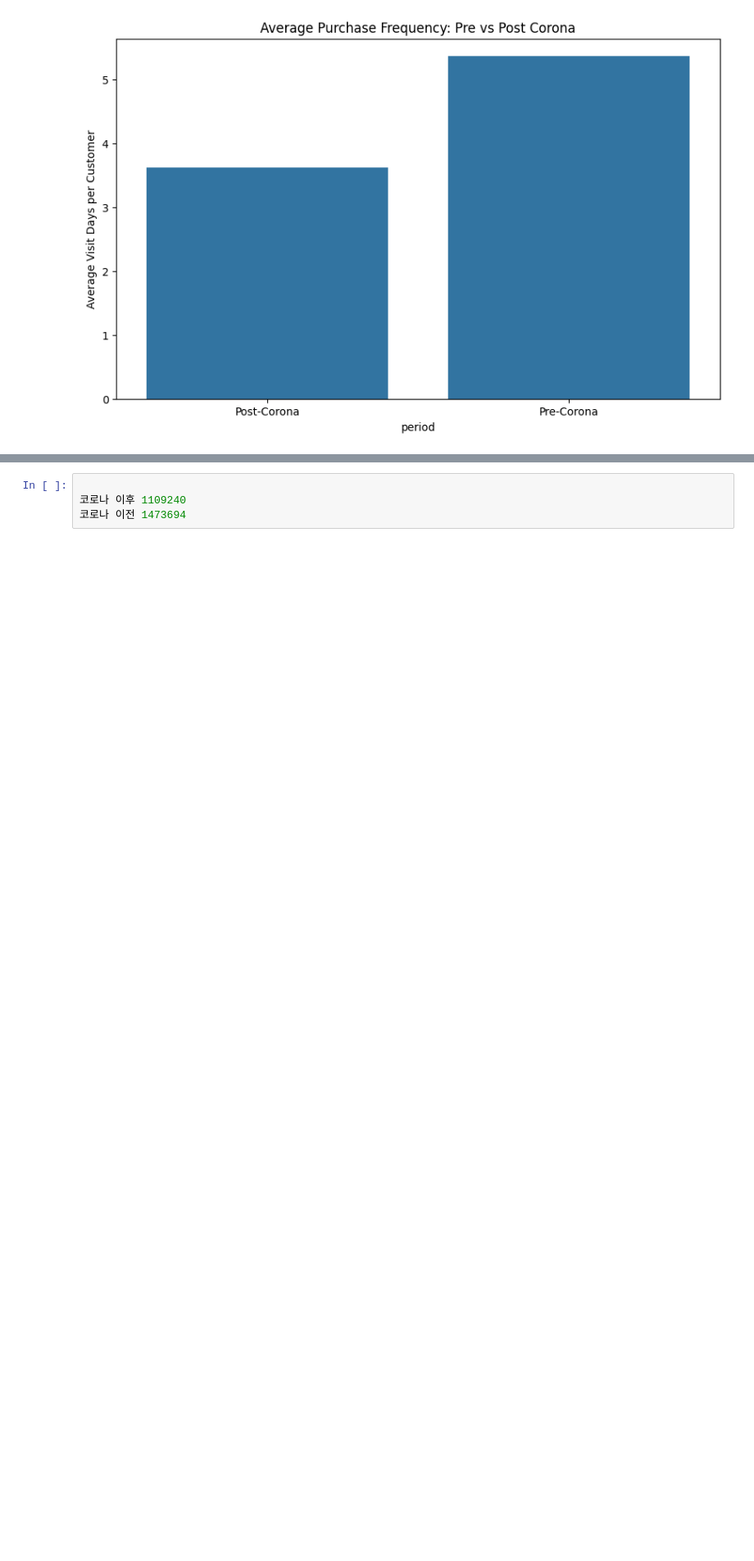
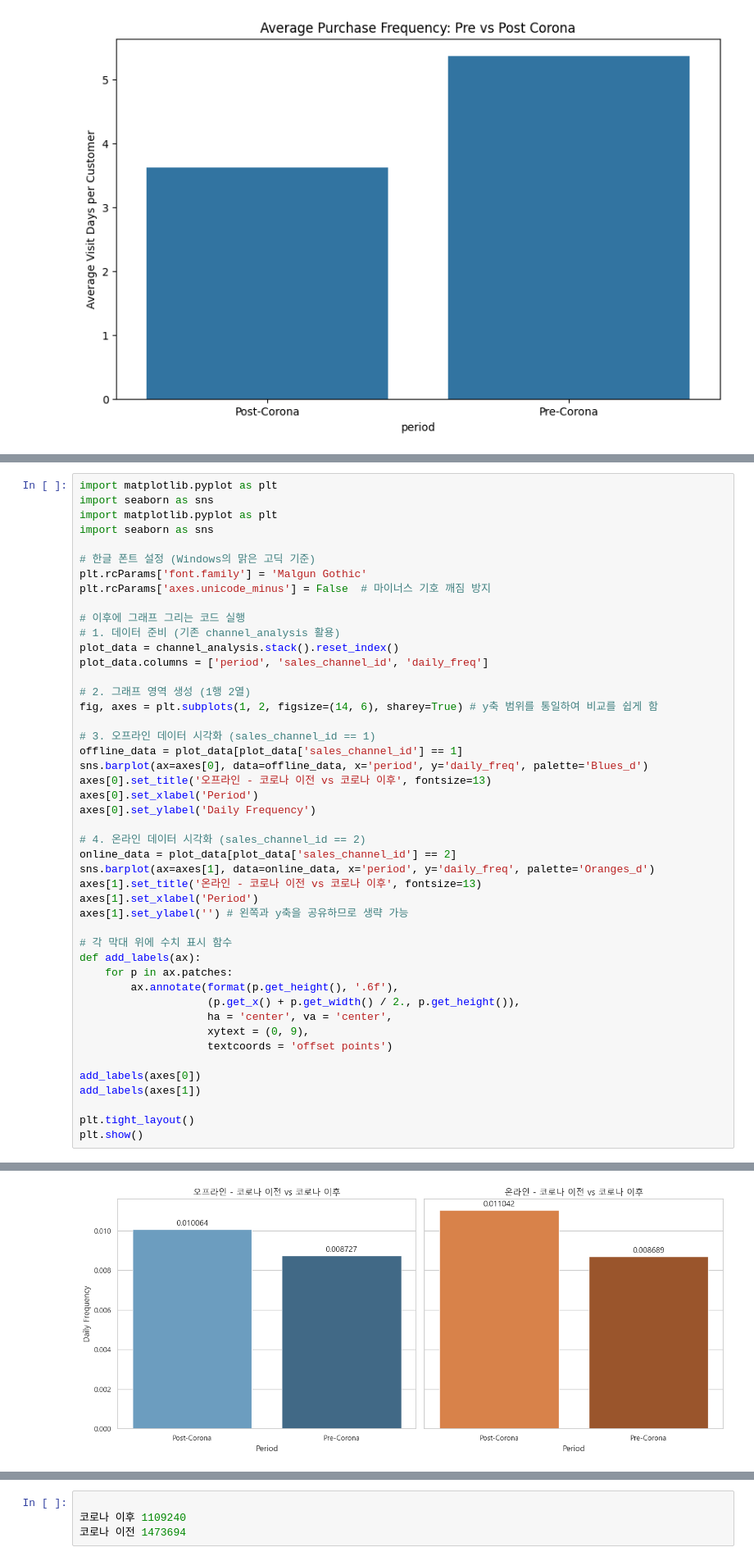
Before and after one commit to urinamu10/final_project_E-Cummers, a Jupyter notebook: 이찬혁)/merge.ipynb, the cells around one changed output, grey strips where cells are left out. Shown at 82% size. Saved outputs shown, nothing was run; the diff lists cells and outputs as text; blank space fills up the shorter version.

```diff
--- a/이찬혁)/merge.ipynb
+++ b/이찬혁)/merge.ipynb
@@ -812,0 +821,47 @@ The `ci` parameter is deprecated. Use `errorbar=None` for the same effect.
+# %%
+import matplotlib.pyplot as plt
+import seaborn as sns
+import matplotlib.pyplot as plt
+import seaborn as sns
+
+# 한글 폰트 설정 (Windows의 맑은 고딕 기준)
+plt.rcParams['font.family'] = 'Malgun Gothic'
+plt.rcParams['axes.unicode_minus'] = False  # 마이너스 기호 깨짐 방지
+
+# 이후에 그래프 그리는 코드 실행
+# 1. 데이터 준비 (기존 channel_analysis 활용)
+plot_data = channel_analysis.stack().reset_index()
+plot_data.columns = ['period', 'sales_channel_id', 'daily_freq']
+
+# 2. 그래프 영역 생성 (1행 2열)
+fig, axes = plt.subplots(1, 2, figsize=(14, 6), sharey=True) # y축 범위를 통일하여 비교를 쉽게 함
+
+# 3. 오프라인 데이터 시각화 (sales_channel_id == 1)
+offline_data = plot_data[plot_data['sales_channel_id'] == 1]
+sns.barplot(ax=axes[0], data=offline_data, x='period', y='daily_freq', palette='Blues_d')
+axes[0].set_title('오프라인 - 코로나 이전 vs 코로나 이후', fontsize=13)
+axes[0].set_xlabel('Period')
+axes[0].set_ylabel('Daily Frequency')
+
+# 4. 온라인 데이터 시각화 (sales_channel_id == 2)
+online_data = plot_data[plot_data['sales_channel_id'] == 2]
+sns.barplot(ax=axes[1], data=online_data, x='period', y='daily_freq', palette='Oranges_d')
+axes[1].set_title('온라인 - 코로나 이전 vs 코로나 이후', fontsize=13)
+axes[1].set_xlabel('Period')
+axes[1].set_ylabel('') # 왼쪽과 y축을 공유하므로 생략 가능
+
+# 각 막대 위에 수치 표시 함수
+def add_labels(ax):
+    for p in ax.patches:
+        ax.annotate(format(p.get_height(), '.6f'),
+                    (p.get_x() + p.get_width() / 2., p.get_height()),
+                    ha = 'center', va = 'center',
+                    xytext = (0, 9),
+                    textcoords = 'offset points')
+
+add_labels(axes[0])
+add_labels(axes[1])
+
+plt.tight_layout()
+plt.show()
+# %% [output]
@@ -812,0 +875 @@ The `ci` parameter is deprecated. Use `errorbar=None` for the same effect.
+[figure, added]
```
Also changed, not shown: parts of 57 cells of this notebook.
